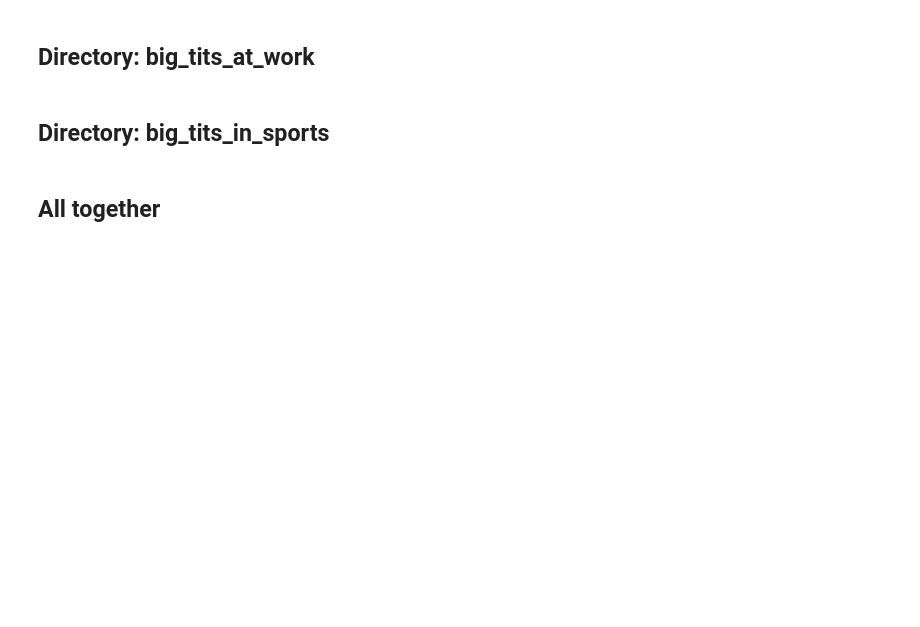
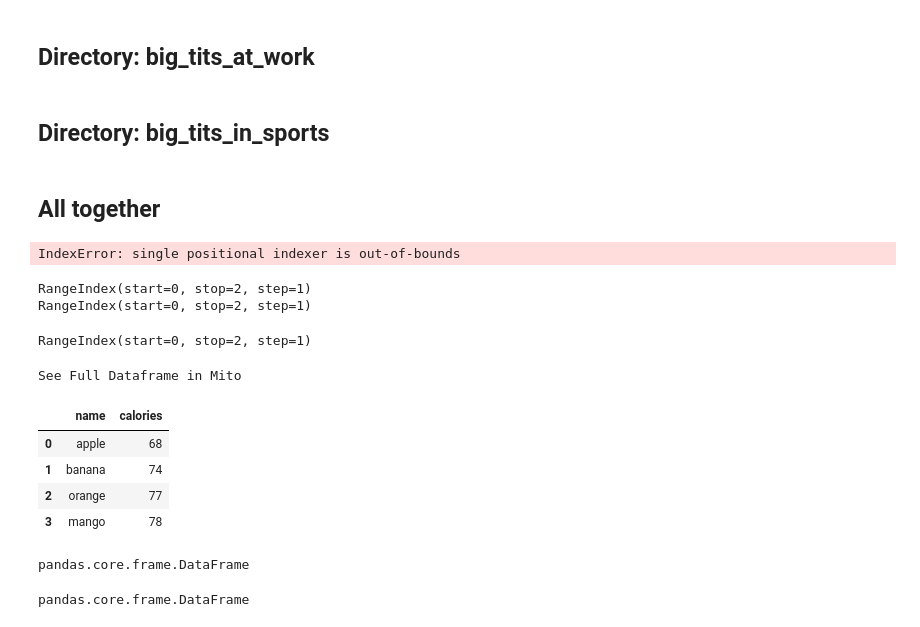
Before and after one commit to docwerder/braz, a Jupyter notebook: bra_overview_07.ipynb, the cells around one changed output. Cells and saved outputs as stored; diff of their text form; code cells hidden in the pictures; blank space fills up the shorter version.

```diff
--- a/bra_overview_07.ipynb
+++ b/bra_overview_07.ipynb
@@ -1492,0 +1496,29 @@ df4
+# %%
+df.iloc[!werder123!
+        2]
+# %% [output]
+IndexError: single positional indexer is out-of-bounds
+# %%
+for index, lf in df.iterrows():
+    print(df.index)
+# %% [output]
+RangeIndex(start=0, stop=2, step=1)
+RangeIndex(start=0, stop=2, step=1)
+# %%
+df.index
+#next(df.iloc[:3].iterrows())
+# %% [output]
+RangeIndex(start=0, stop=2, step=1)
+# %%
+df_marks = pd.DataFrame({
+    'name': ['apple', 'banana', 'orange', 'mango'],
+	'calories': [68, 74, 77, 78]})
+# %%
+df_marks
+# %% [output]
+See Full Dataframe in Mito
+|  | name | calories |
+| 0 | apple | 68 |
+| 1 | banana | 74 |
+| 2 | orange | 77 |
+| 3 | mango | 78 |
@@ -1492,0 +1529,8 @@ df4
+# %%
+type(loaded_csv_df)b
+# %% [output]
+pandas.core.frame.DataFrame
+# %%
+type(loaded_csv_df.iloc[2:4])
+# %% [output]
+pandas.core.frame.DataFrame
```
Also changed, not shown: parts of 4 cells of this notebook, 2 other files.
